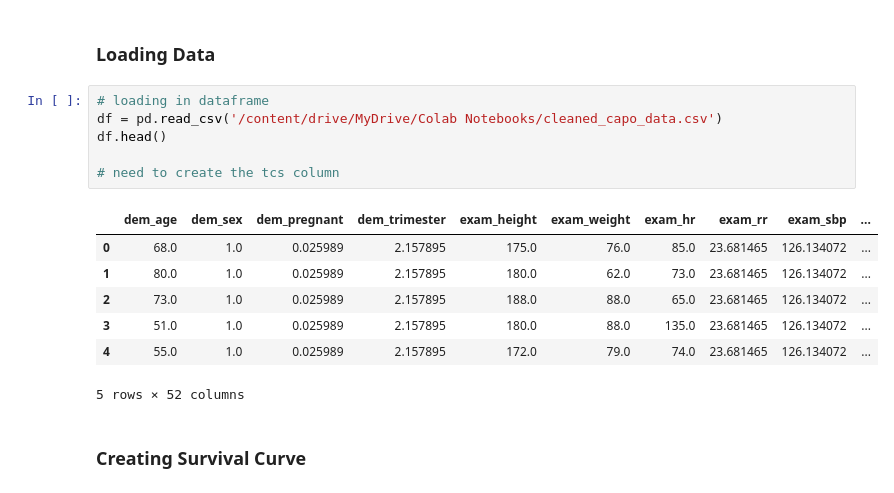
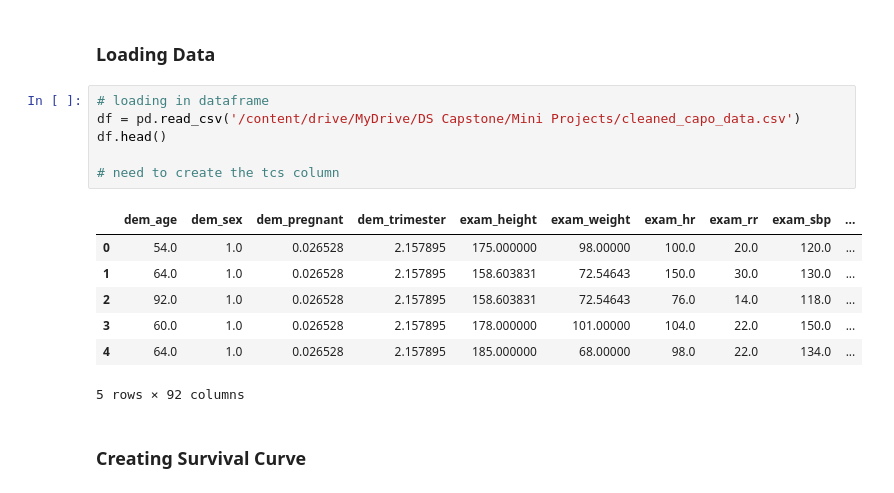
Before and after one commit to Kadin20031/TeamData_Mini_Project_DS450, a Jupyter notebook: CAPO and Time to Clinical Stability/TCS_Models.ipynb, the cells around one changed output. Saved outputs shown, nothing was run; the diff lists cells and outputs as text.

```diff
--- a/CAPO and Time to Clinical Stability/TCS_Models.ipynb
+++ b/CAPO and Time to Clinical Stability/TCS_Models.ipynb
@@ -42,17 +30,17 @@ Mounted at /content/drive
 ### Loading Data
 # %%
 # loading in dataframe
-df = pd.read_csv('/content/drive/MyDrive/Colab Notebooks/cleaned_capo_data.csv')
+df = pd.read_csv('/content/drive/MyDrive/DS Capstone/Mini Projects/cleaned_capo_data.csv')
 df.head()
 
 # need to create the tcs column
 # %% [output]
 |  | dem_age | dem_sex | dem_pregnant | dem_trimester | exam_height | exam_weight | exam_hr | exam_rr | exam_sbp | ... |
-| 0 | 68.0 | 1.0 | 0.025989 | 2.157895 | 175.0 | 76.0 | 85.0 | 23.681465 | 126.134072 | ... |
-| 1 | 80.0 | 1.0 | 0.025989 | 2.157895 | 180.0 | 62.0 | 73.0 | 23.681465 | 126.134072 | ... |
-| 2 | 73.0 | 1.0 | 0.025989 | 2.157895 | 188.0 | 88.0 | 65.0 | 23.681465 | 126.134072 | ... |
-| 3 | 51.0 | 1.0 | 0.025989 | 2.157895 | 180.0 | 88.0 | 135.0 | 23.681465 | 126.134072 | ... |
-| 4 | 55.0 | 1.0 | 0.025989 | 2.157895 | 172.0 | 79.0 | 74.0 | 23.681465 | 126.134072 | ... |
+| 0 | 54.0 | 1.0 | 0.026528 | 2.157895 | 175.000000 | 98.00000 | 100.0 | 20.0 | 120.0 | ... |
+| 1 | 64.0 | 1.0 | 0.026528 | 2.157895 | 158.603831 | 72.54643 | 150.0 | 30.0 | 130.0 | ... |
+| 2 | 92.0 | 1.0 | 0.026528 | 2.157895 | 158.603831 | 72.54643 | 76.0 | 14.0 | 118.0 | ... |
+| 3 | 60.0 | 1.0 | 0.026528 | 2.157895 | 178.000000 | 101.00000 | 104.0 | 22.0 | 150.0 | ... |
+| 4 | 64.0 | 1.0 | 0.026528 | 2.157895 | 185.000000 | 68.00000 | 98.0 | 22.0 | 134.0 | ... |
-5 rows × 52 columns
+5 rows × 92 columns
 # %% [markdown]
 ### Creating Survival Curve
```
Also changed, not shown: parts of 6 cells of this notebook.
